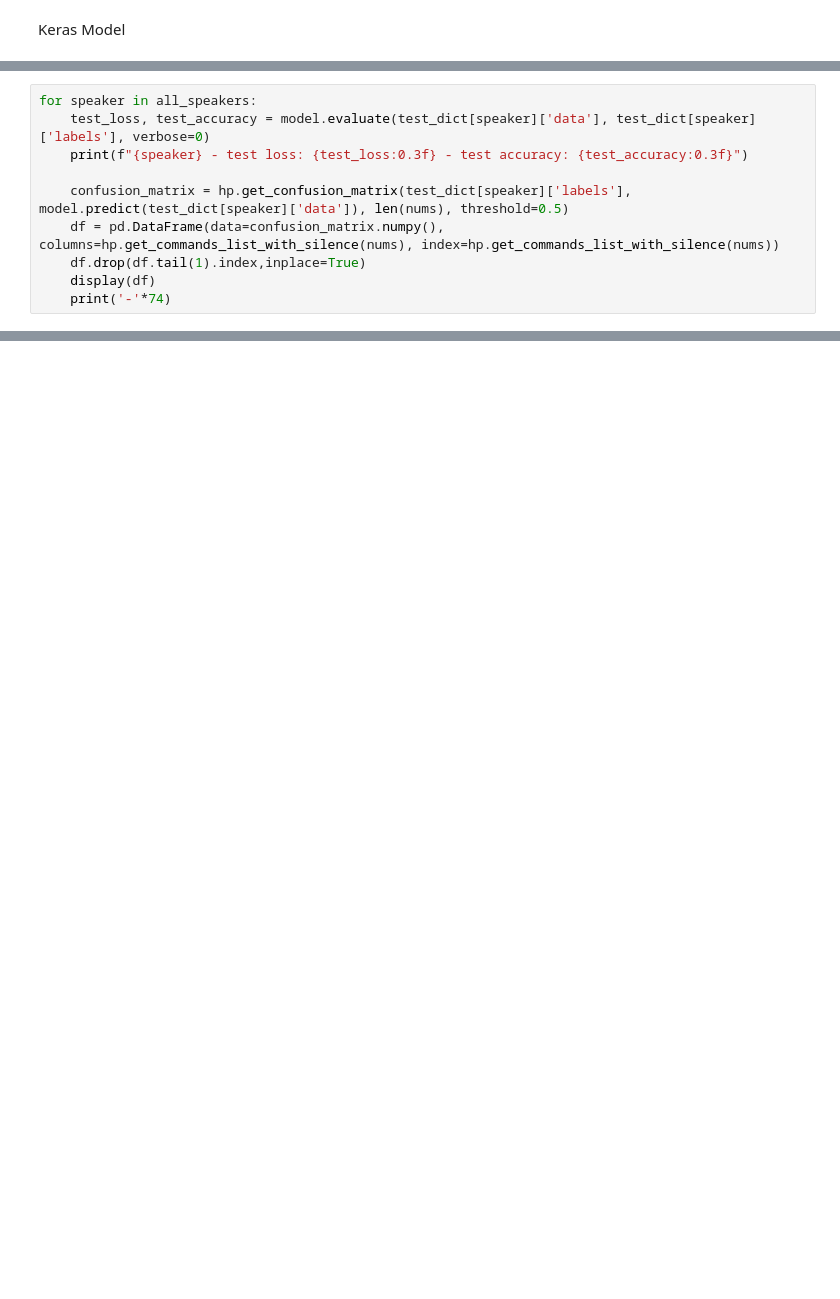
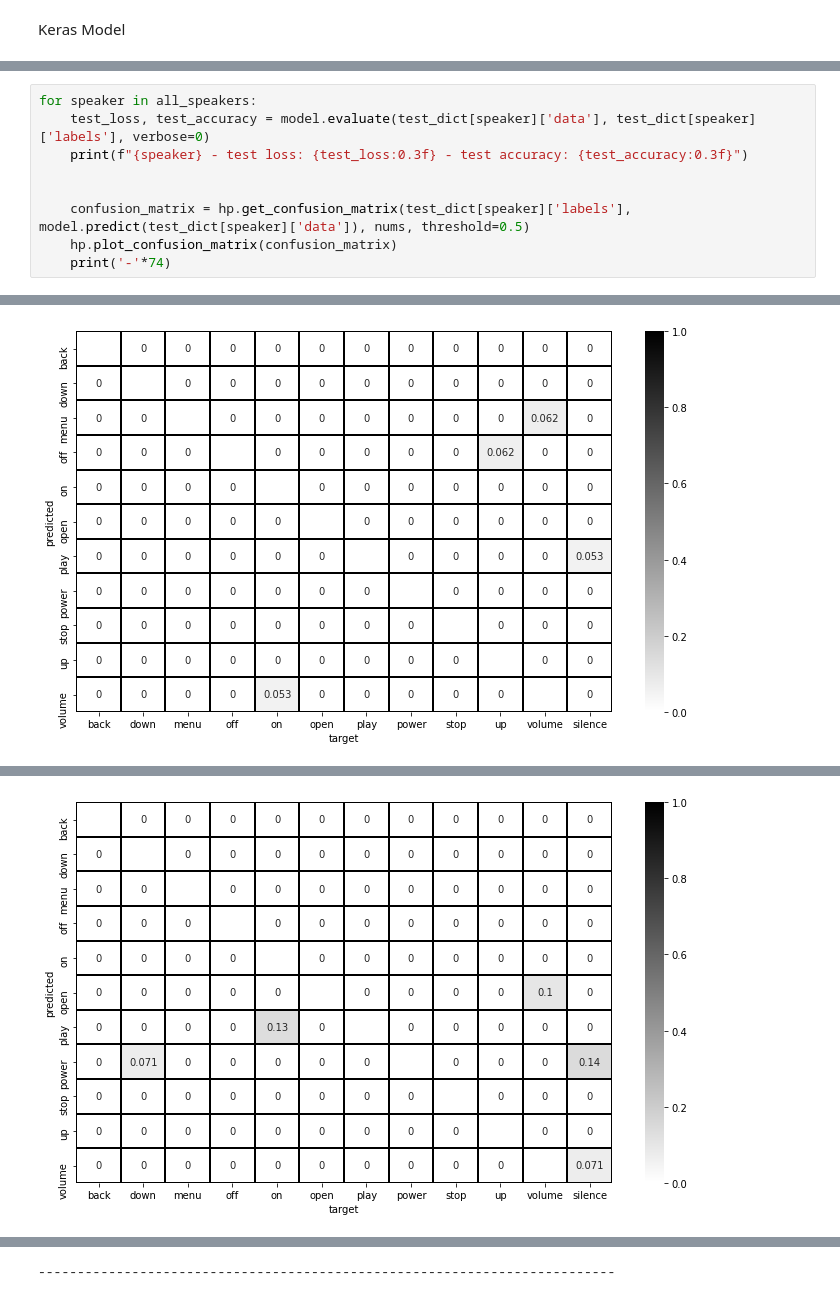
Before and after one commit to polotent/boxy, a Jupyter notebook: boxy.ipynb, the cells around one changed output, grey strips where cells are left out. Drawn from its saved outputs; the diff is of its cells as text; blank space fills up the shorter version.

Commit message:
Fixes for matrix and new stable ipynb

```diff
--- a/boxy.ipynb
+++ b/boxy.ipynb
@@ -172,8 +192,8 @@ for speaker in all_speakers:
     test_loss, test_accuracy = model.evaluate(test_dict[speaker]['data'], test_dict[speaker]['labels'], verbose=0)
     print(f"{speaker} - test loss: {test_loss:0.3f} - test accuracy: {test_accuracy:0.3f}")
 
-    confusion_matrix = hp.get_confusion_matrix(test_dict[speaker]['labels'], model.predict(test_dict[speaker]['data']), len(nums), threshold=0.5)
-    df = pd.DataFrame(data=confusion_matrix.numpy(), columns=hp.get_commands_list_with_silence(nums), index=hp.get_commands_list_with_silence(nums))
-    df.drop(df.tail(1).index,inplace=True)
-    display(df)
+
+    confusion_matrix = hp.get_confusion_matrix(test_dict[speaker]['labels'], model.predict(test_dict[speaker]['data']), nums, threshold=0.5)
+    hp.plot_confusion_matrix(confusion_matrix)
     print('-'*74)
+# %% [output]
@@ -179,0 +201 @@ for speaker in all_speakers:
+[figure, added]
@@ -179,0 +204 @@ for speaker in all_speakers:
+[figure, added]
@@ -179,0 +217 @@ for speaker in all_speakers:
+--------------------------------------------------------------------------
```
Also changed, not shown: parts of 6 cells of this notebook, 8 other files.
